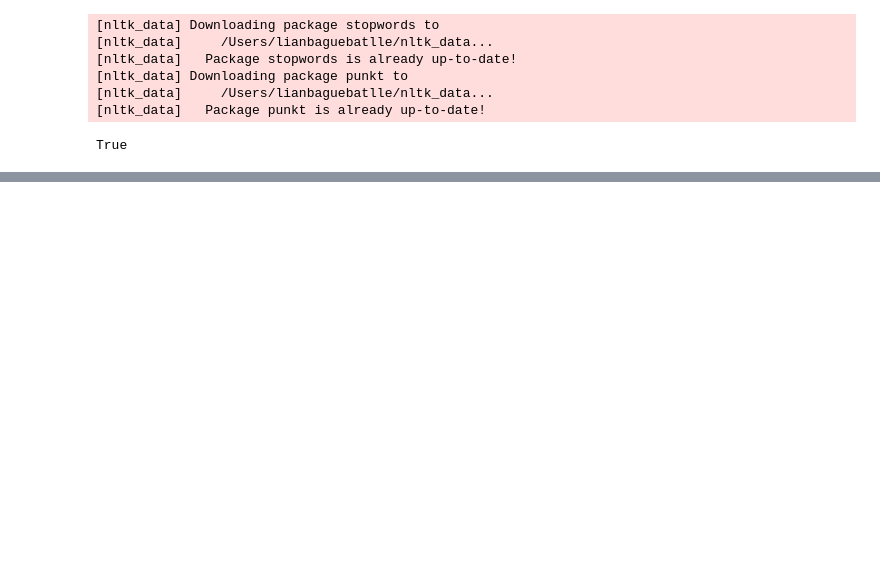
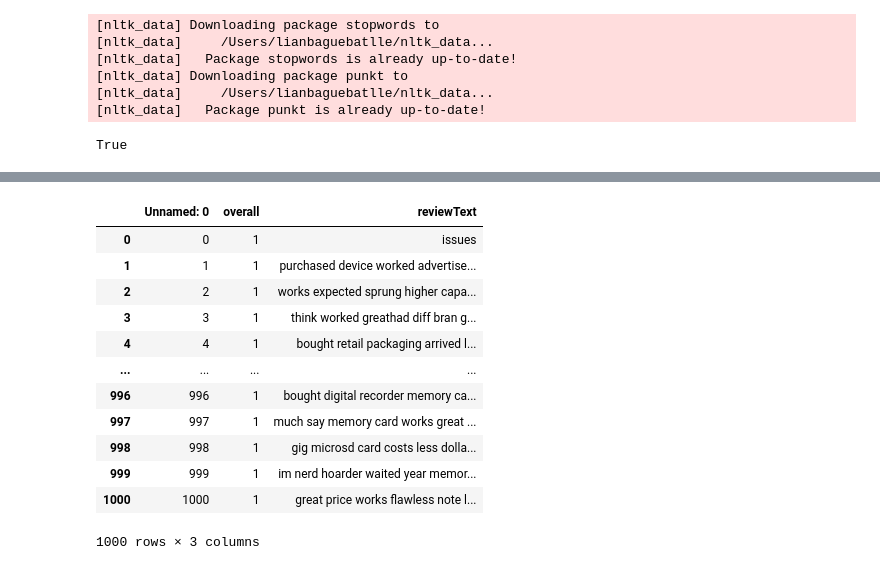
Before and after one commit to aminasifar1/ACproject-group-10, a Jupyter notebook: Data_setup.ipynb, the cells around one changed output, grey strips where cells are left out. Drawn from its saved outputs; the diff is of its cells as text; code cells hidden in the pictures; blank space fills up the shorter version.

```diff
--- a/Data_setup.ipynb
+++ b/Data_setup.ipynb
@@ -97,0 +100,20 @@ print("Cleaned dataset saved as 'amazon_reviews_simpleBinaryCleaned.csv'")
+# %%
+#Por ahora, trabajaremos con valores de 0 o 1 en la columna overall para tener un problema simple y poder de inicio identifcar de manera binaria si es positiva o negativa la review. Despues, querremos predecir la nota de la review por el texto con mas exactitud
+dfSimpleBinary = dfCleaned.copy()
+dfSimpleBinary['overall'] = dfSimpleBinary['overall'].apply(lambda x: 1 if x > 2.5 else 0)
+dfSimpleBinary['overall'].value_counts()
+dfSimpleBinary.head(1000)
+# %% [output]
+|  | Unnamed: 0 | overall | reviewText |
+| 0 | 0 | 1 | issues |
+| 1 | 1 | 1 | purchased device worked advertise... |
+| 2 | 2 | 1 | works expected sprung higher capa... |
+| 3 | 3 | 1 | think worked greathad diff bran g... |
+| 4 | 4 | 1 | bought retail packaging arrived l... |
+| ... | ... | ... | ... |
+| 996 | 996 | 1 | bought digital recorder memory ca... |
+| 997 | 997 | 1 | much say memory card works great ... |
+| 998 | 998 | 1 | gig microsd card costs less dolla... |
+| 999 | 999 | 1 | im nerd hoarder waited year memor... |
+| 1000 | 1000 | 1 | great price works flawless note l... |
+1000 rows × 3 columns
```
Also changed, not shown: parts of 17 cells of this notebook, 1 other file.
